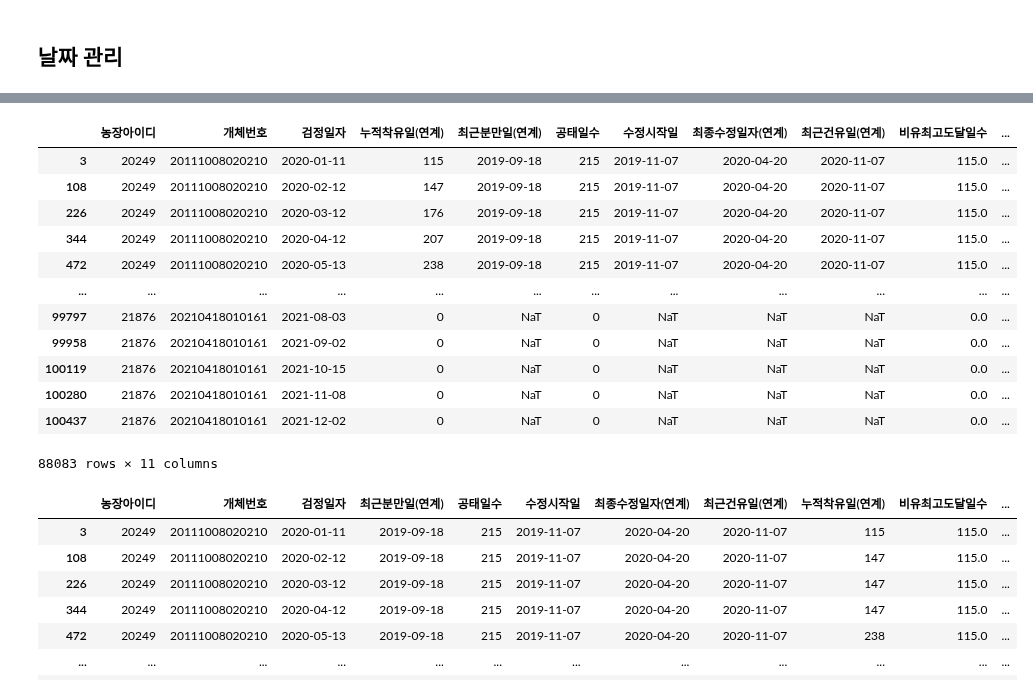
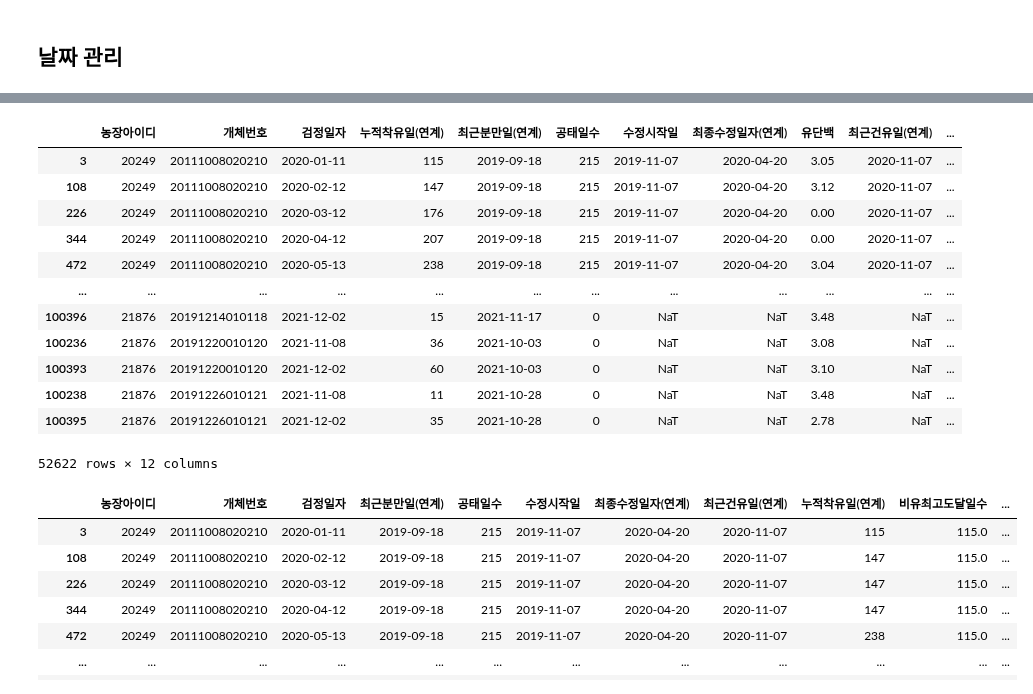
Before and after one commit to cye2020/Smart-Farm-Growth-Analytics, a Jupyter notebook: code/data/20251107_process_cho.ipynb, the cells around one changed output, grey strips where cells are left out. Saved outputs shown, nothing was run; the diff lists cells and outputs as text; code cells hidden in the pictures.

```diff
--- a/code/data/20251107_process_cho.ipynb
+++ b/code/data/20251107_process_cho.ipynb
@@ -72,6 +72,9 @@ milk.drop(columns=no_use_cols, inplace=True)
 # 개체를 구분할 수 없는 행 삭제
 milk.dropna(subset=['개체번호'], inplace=True)
 
+# 기입이 이상한 농가 삭제
+milk.drop(index=milk[milk['농장아이디'].isin([20278, 20402])].index, inplace=True)
+
 milk
 # %% [output]
 |  | 농장아이디 | 개체번호 | 검정일자 | 누적착유일(연계) | 유지방율 | 유단백 | 무지고형분 | 체세포수 | 우유내요소태질소 | 305일유량 | ... | ... |
@@ -102,6 +105,7 @@ plot_features(milk, ['농후사료비(연계)', '농후사료급여량(연계)']
 ## 날짜 관리
 # %%
 milk['수정시작일'] = milk['최근분만일(연계)'] + pd.to_timedelta((milk['분만후첫수정일까지일수']), unit='D')
+milk['비유최고일'] = milk['최근분만일(연계)'] + pd.to_timedelta((milk['비유최고도달일수']), unit='D')
 # %%
 # 산차가 0인 경우 -> 최근분만일(연계)가 nan, 누적착유일(연계)가 0
 cond = milk['최근분만일(연계)'].notna()
@@ -164,19 +142,42 @@ milk[milk['개체번호'] == 20180327010075].sort_values('검정일자')
+# %%
+milk['이전산차'] = milk.groupby(['농장아이디', '개체번호'])['산차'].shift(1)
+
+def level_map(row: pd.Series):
+    test = row['검정일자']
+    if row['산차'] == 0:
+        return '송아지'
+    if test < row['수정시작일']:
+        return '공태기'
+    elif test < row['최종수정일자(연계)']:
+        return '수정'
+    elif test < row['최근건유일(연계)']:
+        return '임신비유기'
+    elif (row['산차'] == row['이전산차']) or (np.isnan(row['이전산차']) and row['누적착유일(연계)'] < 305):
+        return '건유기'
+    else:
+        return '연장비유'
+
+
+milk['사육단계'] = milk.apply(level_map, axis=1)
+# %%
+# 젖을 짜지 않는 송아지 삭제
+milk.drop(index=milk[milk['산차'] == 0].index, inplace=True)
 # %%
-milk[['농장아이디', '개체번호', '검정일자', '누적착유일(연계)', '최근분만일(연계)', '공태일수', '수정시작일', '최종수정일자(연계)', '최근건유일(연계)', '비유최고도달일수', '분만후첫수정일까지일수']].sort_values(by=['농장아이디', '개체번호', '검정일자'])
+milk[['농장아이디', '개체번호', '검정일자', '누적착유일(연계)', '최근분만일(연계)', '공태일수', '수정시작일', '최종수정일자(연계)', '유단백', '최근건유일(연계)', '비유최고도달일수', '분만후첫수정일까지일수']].sort_values(by=['농장아이디', '개체번호', '검정일자'])
 # %% [output]
-|  | 농장아이디 | 개체번호 | 검정일자 | 누적착유일(연계) | 최근분만일(연계) | 공태일수 | 수정시작일 | 최종수정일자(연계) | 최근건유일(연계) | 비유최고도달일수 | ... |
-| 3 | 20249 | 20111008020210 | 2020-01-11 | 115 | 2019-09-18 | 215 | 2019-11-07 | 2020-04-20 | 2020-11-07 | 115.0 | ... |
-| 108 | 20249 | 20111008020210 | 2020-02-12 | 147 | 2019-09-18 | 215 | 2019-11-07 | 2020-04-20 | 2020-11-07 | 115.0 | ... |
-| 226 | 20249 | 20111008020210 | 2020-03-12 | 176 | 2019-09-18 | 215 | 2019-11-07 | 2020-04-20 | 2020-11-07 | 115.0 | ... |
-| 344 | 20249 | 20111008020210 | 2020-04-12 | 207 | 2019-09-18 | 215 | 2019-11-07 | 2020-04-20 | 2020-11-07 | 115.0 | ... |
-| 472 | 20249 | 20111008020210 | 2020-05-13 | 238 | 2019-09-18 | 215 | 2019-11-07 | 2020-04-20 | 2020-11-07 | 115.0 | ... |
+|  | 농장아이디 | 개체번호 | 검정일자 | 누적착유일(연계) | 최근분만일(연계) | 공태일수 | 수정시작일 | 최종수정일자(연계) | 유단백 | 최근건유일(연계) | ... |
+| 3 | 20249 | 20111008020210 | 2020-01-11 | 115 | 2019-09-18 | 215 | 2019-11-07 | 2020-04-20 | 3.05 | 2020-11-07 | ... |
+| 108 | 20249 | 20111008020210 | 2020-02-12 | 147 | 2019-09-18 | 215 | 2019-11-07 | 2020-04-20 | 3.12 | 2020-11-07 | ... |
+| 226 | 20249 | 20111008020210 | 2020-03-12 | 176 | 2019-09-18 | 215 | 2019-11-07 | 2020-04-20 | 0.00 | 2020-11-07 | ... |
+| 344 | 20249 | 20111008020210 | 2020-04-12 | 207 | 2019-09-18 | 215 | 2019-11-07 | 2020-04-20 | 0.00 | 2020-11-07 | ... |
+| 472 | 20249 | 20111008020210 | 2020-05-13 | 238 | 2019-09-18 | 215 | 2019-11-07 | 2020-04-20 | 3.04 | 2020-11-07 | ... |
 | ... | ... | ... | ... | ... | ... | ... | ... | ... | ... | ... | ... |
-| 99797 | 21876 | 20210418010161 | 2021-08-03 | 0 | NaT | 0 | NaT | NaT | NaT | 0.0 | ... |
-| 99958 | 21876 | 20210418010161 | 2021-09-02 | 0 | NaT | 0 | NaT | NaT | NaT | 0.0 | ... |
-| 100119 | 21876 | 20210418010161 | 2021-10-15 | 0 | NaT | 0 | NaT | NaT | NaT | 0.0 | ... |
-| 100280 | 21876 | 20210418010161 | 2021-11-08 | 0 | NaT | 0 | NaT | NaT | NaT | 0.0 | ... |
-| 100437 | 21876 | 20210418010161 | 2021-12-02 | 0 | NaT | 0 | NaT | NaT | NaT | 0.0 | ... |
+| 100396 | 21876 | 20191214010118 | 2021-12-02 | 15 | 2021-11-17 | 0 | NaT | NaT | 3.48 | NaT | ... |
+| 100236 | 21876 | 20191220010120 | 2021-11-08 | 36 | 2021-10-03 | 0 | NaT | NaT | 3.08 | NaT | ... |
+| 100393 | 21876 | 20191220010120 | 2021-12-02 | 60 | 2021-10-03 | 0 | NaT | NaT | 3.10 | NaT | ... |
+| 100238 | 21876 | 20191226010121 | 2021-11-08 | 11 | 2021-10-28 | 0 | NaT | NaT | 3.48 | NaT | ... |
+| 100395 | 21876 | 20191226010121 | 2021-12-02 | 35 | 2021-10-28 | 0 | NaT | NaT | 2.78 | NaT | ... |
-88083 rows × 11 columns
+52622 rows × 12 columns
 # %%
 milk[['농장아이디', '개체번호', '검정일자', '최근분만일(연계)', '공태일수', '수정시작일', '최종수정일자(연계)', '최근건유일(연계)', '누적착유일(연계)', '비유최고도달일수', '분만후첫수정일까지일수']].sort_values(by=['농장아이디', '개체번호', '검정일자'])
 # %% [output]
```
Also changed, not shown: parts of 7 cells of this notebook.
